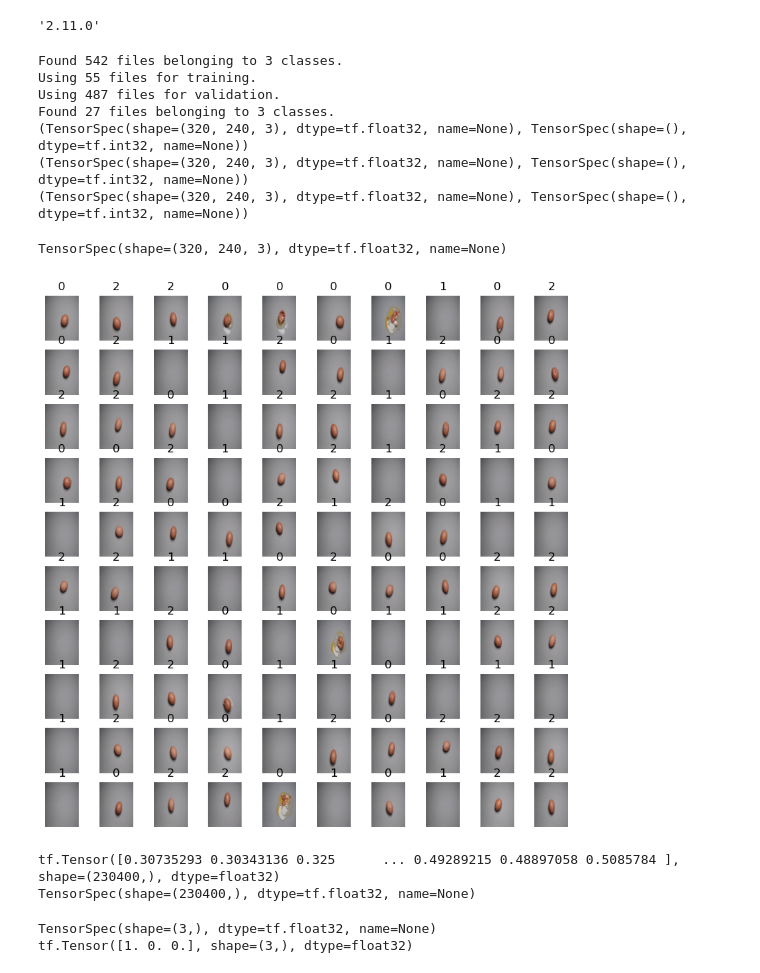
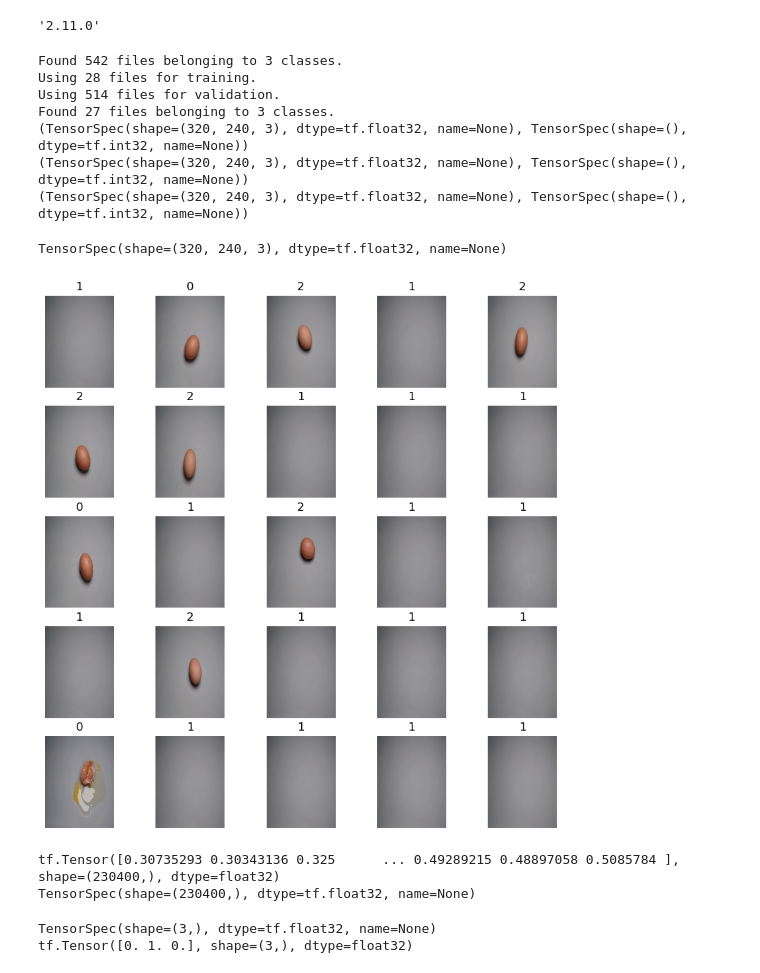
Before and after one commit to Ketzaal/Broken_Eggs_Classification, a Jupyter notebook: Model_built_with_Tensorflow.ipynb, the cells around one changed output. Saved outputs shown, nothing was run; the diff lists cells and outputs as text; code cells hidden in the pictures.

```diff
--- a/Model_built_with_Tensorflow.ipynb
+++ b/Model_built_with_Tensorflow.ipynb
@@ -18,6 +16,9 @@ train_path = '/kaggle/input/broken-eggs/train'
 test_path = '/kaggle/input/broken-eggs/test'
 
 #Loading TF Datasets
+#Validation_split causes training set images+labels to get mixed up
+#Created dummy set to take on mixed up training data
+#Using 'validation' dataset as training dataset
 dummy_set, training_dataset = tf.keras.utils.image_dataset_from_directory(
 train_path,
 labels='inferred',
@@ -26,7 +27,7 @@ shuffle=True,
 batch_size=None,
 image_size=(320, 240),
 seed=1,
-validation_split=0.9,
+validation_split=0.95,
 subset='both',
 crop_to_aspect_ratio=False
 )
@@ -46,8 +47,8 @@ print(dummy_set.element_spec)
 print(test_dataset.element_spec)
 # %% [output]
 Found 542 files belonging to 3 classes.
-Using 55 files for training.
-Using 487 files for validation.
+Using 28 files for training.
+Using 514 files for validation.
 Found 27 files belonging to 3 classes.
 (TensorSpec(shape=(320, 240, 3), dtype=tf.float32, name=None), TensorSpec(shape=(), dtype=tf.int32, name=None))
 (TensorSpec(shape=(320, 240, 3), dtype=tf.float32, name=None), TensorSpec(shape=(), dtype=tf.int32, name=None))
@@ -63,16 +65,18 @@ print(X_test.element_spec)
 # %% [output]
 TensorSpec(shape=(320, 240, 3), dtype=tf.float32, name=None)
 # %%
+#Check training data for accurate labels
+#0=cracked, 1=empty, 2=good
 images_iter = iter(X_train)
 labels_iter = iter(Y_train)
 plt.figure(figsize=(10, 10))
-for i in range(100):
-    ax = plt.subplot(10, 10, (i + 1))
+for i in range(25):
+    ax = plt.subplot(5, 5, (i + 1))
     plt.imshow(next(images_iter).numpy().astype("uint8"))
     plt.title(next(labels_iter).numpy().astype("uint8"))
     plt.axis("off")
 # %% [output]
-[figure, old version]
+[figure, new version]
 # %%
 #Normalize images Function
 def normalize(image):
@@ -125,7 +129,7 @@ print(new_y_train.element_spec)
 print(next(iter(new_y_train)))
 # %% [output]
 TensorSpec(shape=(3,), dtype=tf.float32, name=None)
-tf.Tensor([1. 0. 0.], shape=(3,), dtype=float32)
+tf.Tensor([0. 1. 0.], shape=(3,), dtype=float32)
 # %%
 #Initialize parameters function
 
```
Also changed, not shown: parts of 11 cells of this notebook.
